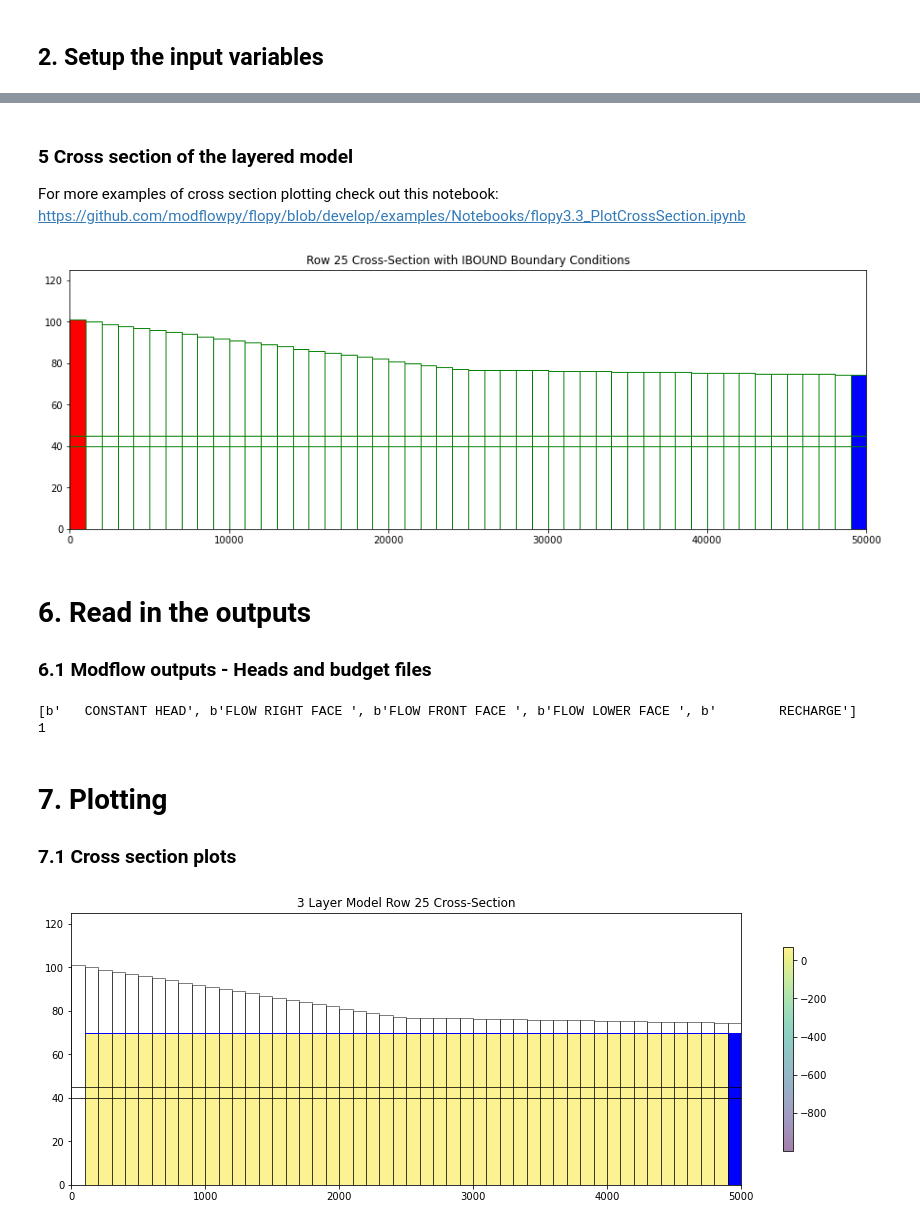
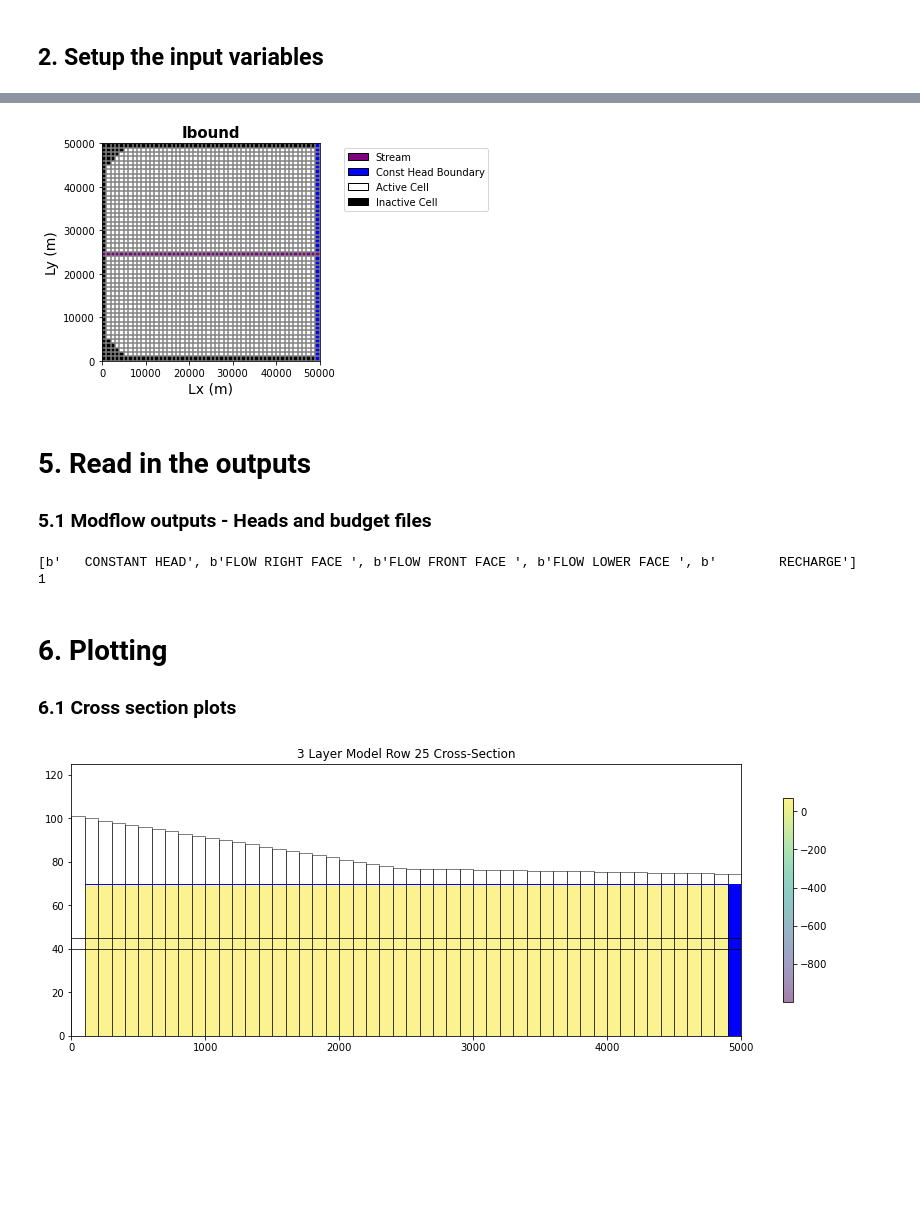
Before and after one commit to GW-modelling-Spring2022/homework-starliviakaska, a Jupyter notebook: Working/HW12_WatershedModel/WaterShed.ipynb, the cells around one changed output, grey strips where cells are left out. Cells and saved outputs as stored; diff of their text form; code cells hidden in the pictures; blank space fills up the shorter version.

Commit message:
Working on HW12 Added Stream

```diff
--- a/Working/HW12_WatershedModel/WaterShed.ipynb
+++ b/Working/HW12_WatershedModel/WaterShed.ipynb
@@ -297,21 +305,31 @@ linecollection = mapview.plot_grid()
-# %% [markdown]
-### 5 Cross section of the layered model
-For more examples of cross section plotting check out this notebook: https://github.com/modflowpy/flopy/blob/develop/examples/Notebooks/flopy3.3_PlotCrossSection.ipynb
-# %%
-fig = plt.figure(figsize=(15, 5))
-ax = fig.add_subplot(1, 1, 1)
-
-xsect = flopy.plot.PlotCrossSection(model=m3, line={'row': 24}) #note use the key 'column' if you want to plot a column instead
-patches = xsect.plot_ibound(color_noflow='red', color_ch='blue')
-#patches = xsect.plot_bc('WEL', color='red')
-linecollection = xsect.plot_grid(color='green')
-t = ax.set_title('Row 25 Cross-Section with IBOUND Boundary Conditions')
-# %% [output]
-[figure, removed]
+# %%
+#fig = plt.figure(figsize=(8, 8))
+#ax = fig.add_subplot(1, 1, 1, aspect='equal')
+#mapview = flopy.plot.PlotMapView(model=m3)
+#ibound = mapview.plot_ibound()
+#wel = mapview.plot_bc("WEL")
+#linecollection = mapview.plot_grid()
+
+modelmap = flopy.plot.PlotMapView(model=m3, layer=0)
+grid = modelmap.plot_grid()
+ib = modelmap.plot_ibound()
+plt.xlabel('Lx (m)',fontsize = 14)
+plt.ylabel('Ly (m)',fontsize = 14)
+plt.title('Ibound', fontsize = 15, fontweight = 'bold')
+#wel_m = modelmap.plot_bc("WEL")
+str_m = modelmap.plot_bc("STR")
+plt.legend(handles=[mp.patches.Patch(color='purple',label='Stream',ec='black'),
+                   mp.patches.Patch(color='blue',label='Const Head Boundary',ec='black'),
+                   mp.patches.Patch(color='white',label='Active Cell',ec='black'),
+                   mp.patches.Patch(color='black',label='Inactive Cell',ec='black')],
+                   bbox_to_anchor=(1.8,1.0))
+plt.show(modelmap)
+# %% [output]
+[figure, added]
 # %% [markdown]
-# 6. Read in the outputs
+# 5. Read in the outputs
 
-### 6.1 Modflow outputs - Heads and budget files
+### 5.1 Modflow outputs - Heads and budget files
 # %%
 #Head - 3 layer model
 headobj3 = bf.HeadFile(modelname3+'.hds')    #reads the binary head file
@@ -330,8 +348,8 @@ print(len(frf3))
 [b'   CONSTANT HEAD', b'FLOW RIGHT FACE ', b'FLOW FRONT FACE ', b'FLOW LOWER FACE ', b'        RECHARGE']
 1
 # %% [markdown]
-# 7. Plotting
-### 7.1 Cross section plots
+# 6. Plotting
+### 6.1 Cross section plots
 # %%
 #### 3 layered model
 fig = plt.figure(figsize=(15, 5))
```
Also changed, not shown: parts of 7 cells of this notebook, 1 other file.
